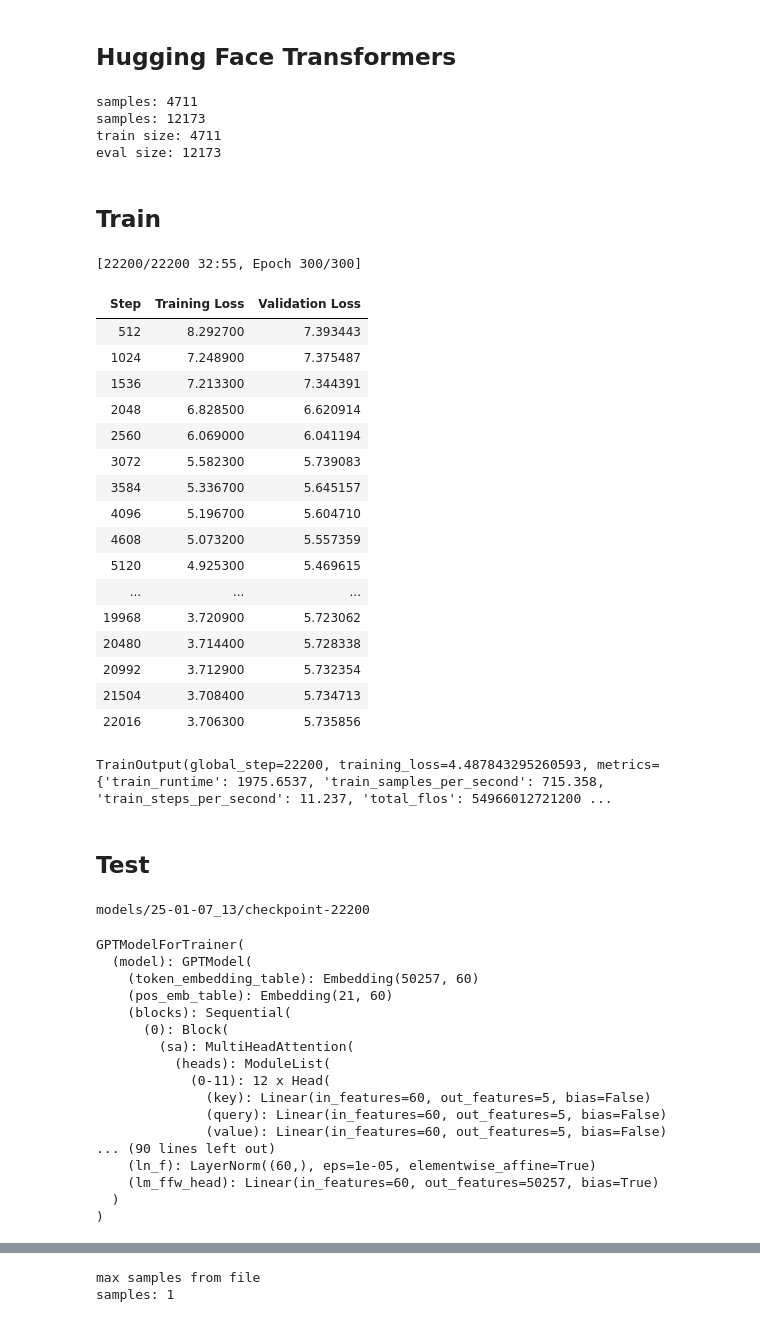
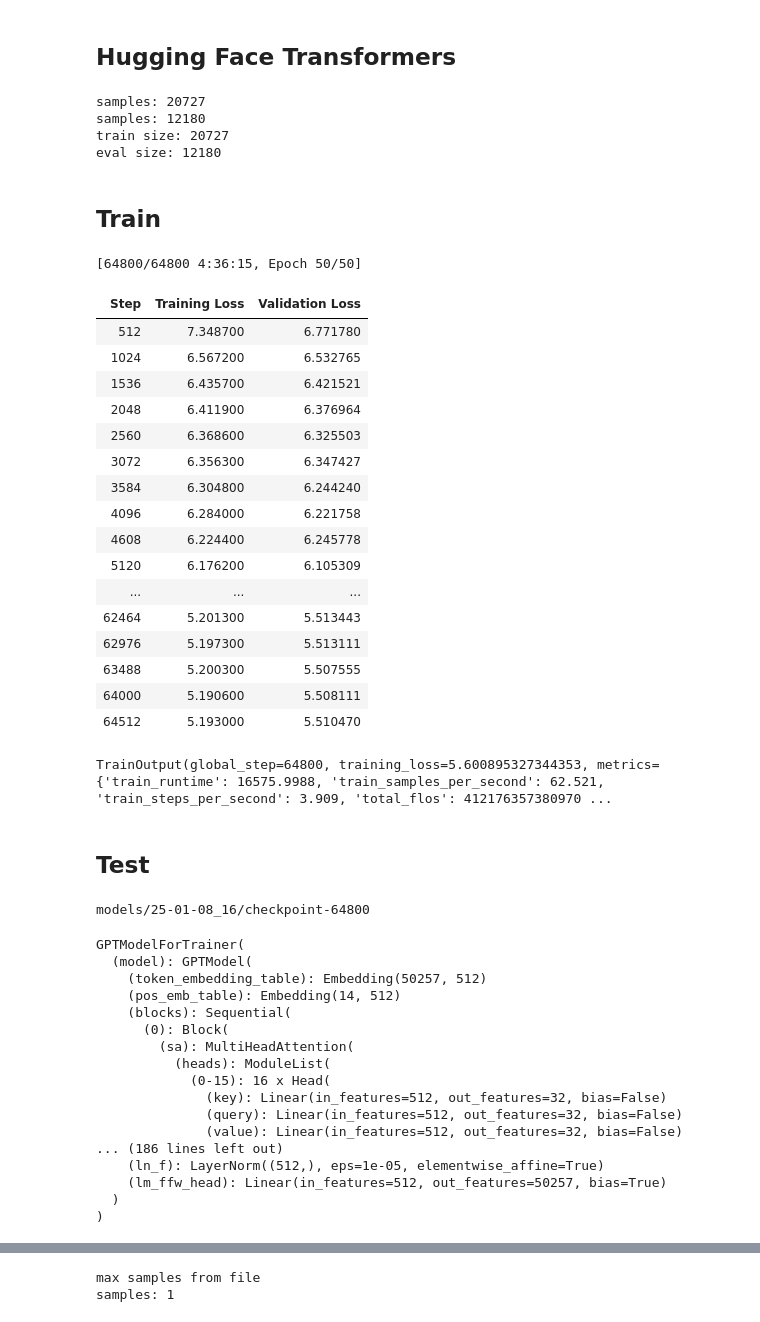
Before and after one commit to JoeyShapiro/GPT-Scratch-TimeSeries, a Jupyter notebook: gpt-timeseries.ipynb, the cells around one changed output, grey strips where cells are left out. Saved outputs shown, nothing was run; the diff lists cells and outputs as text; code cells hidden in the pictures.

```diff
--- a/gpt-timeseries.ipynb
+++ b/gpt-timeseries.ipynb
@@ -275,16 +275,16 @@ class GPTDataset(Dataset):
 ## Model
 # %%
 ## every id for a given token is embedded to vector of this size
-n_embd            = 60
-n_head            = 12
-n_layer           = 4
+n_embd            = 512
+n_head            = 16
+n_layer           = 8
 dropout           = 0.3
 
-learning_rate     = 2.5e-4
+learning_rate     = 2.5e-3
 vocab_size        = 50_257
-block_size        = 7*3    # (context) ## N tokens in sequence
+block_size        = 7*2    # (context) ## N tokens in sequence
 
-batch_size        = 64
+batch_size        = 16
 # max_iters         = 512
 eval_interval     = 512 # 512
 # eval_iters        = 128
@@ -401,7 +401,7 @@ input_files = ['etth1-clean-train.csv']
 
 # TODO handle better maybe
 # TODO change n-embed
-train_dataset = GPTDataset(files=input_files, window=block_size, samples_per_file=None, stride=22, normalize=False)
+train_dataset = GPTDataset(files=input_files, window=block_size, samples_per_file=None, stride=5, normalize=False)
 eval_dataset = GPTDataset(files=['etth1-clean-eval.csv'], window=block_size, samples_per_file=None, stride=1, normalize=False)
 
 # split the dataset in train and validation set
@@ -413,10 +413,10 @@ eval_dataset = GPTDataset(files=['etth1-clean-eval.csv'], window=block_size, sam
 print('train size:', len(train_dataset))
 print('eval size:', len(eval_dataset))
 # %% [output]
-samples: 4711
-samples: 12173
-train size: 4711
-eval size: 12173
+samples: 20727
+samples: 12180
+train size: 20727
+eval size: 12180
 # %% [markdown]
 ## Train
 # %%
@@ -429,7 +429,7 @@ output_dir = Path('models') / time.strftime("%y-%m-%d_%H")
 
 training_args = TrainingArguments(
     output_dir=output_dir,
-    num_train_epochs=300,
+    num_train_epochs=50,
     per_device_train_batch_size=batch_size,
     per_device_eval_batch_size=batch_size,
     eval_steps=eval_interval,
@@ -440,51 +440,51 @@ training_args = TrainingArguments(
     # fp16=True,  # if you want to use mixed precision training
     eval_strategy="steps",
     logging_dir="./logs",
     logging_steps=eval_interval,
     dataloader_pin_memory=False,
 )
 
 # Wrap the model
 config = GPTConfig(
     block_size=block_size,
     vocab_size=vocab_size,
     n_embd=n_embd,
     n_head=n_head,
     n_layer=n_layer,
     dropout=dropout,
 )
 
 model_for_trainer = GPTModelForTrainer(config)
 
 trainer = Trainer(
     model=model_for_trainer,
     args=training_args,
     train_dataset=train_dataset,
     eval_dataset=eval_dataset,
 )
 
 # Start training
 trainer.train()
 # %% [output]
-[22200/22200 32:55, Epoch 300/300]
+[64800/64800 4:36:15, Epoch 50/50]
 | Step | Training Loss | Validation Loss |
-| 512 | 8.292700 | 7.393443 |
-| 1024 | 7.248900 | 7.375487 |
-| 1536 | 7.213300 | 7.344391 |
-| 2048 | 6.828500 | 6.620914 |
-| 2560 | 6.069000 | 6.041194 |
-| 3072 | 5.582300 | 5.739083 |
-| 3584 | 5.336700 | 5.645157 |
-| 4096 | 5.196700 | 5.604710 |
-| 4608 | 5.073200 | 5.557359 |
-| 5120 | 4.925300 | 5.469615 |
+| 512 | 7.348700 | 6.771780 |
+| 1024 | 6.567200 | 6.532765 |
+| 1536 | 6.435700 | 6.421521 |
+| 2048 | 6.411900 | 6.376964 |
+| 2560 | 6.368600 | 6.325503 |
+| 3072 | 6.356300 | 6.347427 |
+| 3584 | 6.304800 | 6.244240 |
+| 4096 | 6.284000 | 6.221758 |
+| 4608 | 6.224400 | 6.245778 |
+| 5120 | 6.176200 | 6.105309 |
 | ... | ... | ... |
-| 19968 | 3.720900 | 5.723062 |
-| 20480 | 3.714400 | 5.728338 |
-| 20992 | 3.712900 | 5.732354 |
-| 21504 | 3.708400 | 5.734713 |
-| 22016 | 3.706300 | 5.735856 |
+| 62464 | 5.201300 | 5.513443 |
+| 62976 | 5.197300 | 5.513111 |
+| 63488 | 5.200300 | 5.507555 |
+| 64000 | 5.190600 | 5.508111 |
+| 64512 | 5.193000 | 5.510470 |
-TrainOutput(global_step=22200, training_loss=4.487843295260593, metrics={'train_runtime': 1975.6537, 'train_samples_per_second': 715.358, 'train_steps_per_second': 11.237, 'total_flos': 54966012721200 ...
+TrainOutput(global_step=64800, training_loss=5.600895327344353, metrics={'train_runtime': 16575.9988, 'train_samples_per_second': 62.521, 'train_steps_per_second': 3.909, 'total_flos': 412176357380970 ...
 # %% [markdown]
 ## Test
 # %%
@@ -502,22 +502,22 @@ model_for_trainer = GPTModelForTrainer.from_pretrained(last_checkpoint)
 # Put model in evaluation mode if you're going to use it for inference
 model_for_trainer.eval()
 # %% [output]
-models/25-01-07_13/checkpoint-22200
+models/25-01-08_16/checkpoint-64800
 GPTModelForTrainer(
   (model): GPTModel(
-    (token_embedding_table): Embedding(50257, 60)
-    (pos_emb_table): Embedding(21, 60)
+    (token_embedding_table): Embedding(50257, 512)
+    (pos_emb_table): Embedding(14, 512)
     (blocks): Sequential(
       (0): Block(
         (sa): MultiHeadAttention(
           (heads): ModuleList(
-            (0-11): 12 x Head(
-              (key): Linear(in_features=60, out_features=5, bias=False)
-              (query): Linear(in_features=60, out_features=5, bias=False)
-              (value): Linear(in_features=60, out_features=5, bias=False)
-... (90 lines left out)
-    (ln_f): LayerNorm((60,), eps=1e-05, elementwise_affine=True)
-    (lm_ffw_head): Linear(in_features=60, out_features=50257, bias=True)
+            (0-15): 16 x Head(
+              (key): Linear(in_features=512, out_features=32, bias=False)
+              (query): Linear(in_features=512, out_features=32, bias=False)
+              (value): Linear(in_features=512, out_features=32, bias=False)
+... (186 lines left out)
+    (ln_f): LayerNorm((512,), eps=1e-05, elementwise_affine=True)
+    (lm_ffw_head): Linear(in_features=512, out_features=50257, bias=True)
   )
 )
 # %%
```
Also changed, not shown: parts of 7 cells of this notebook, 1 other file.
